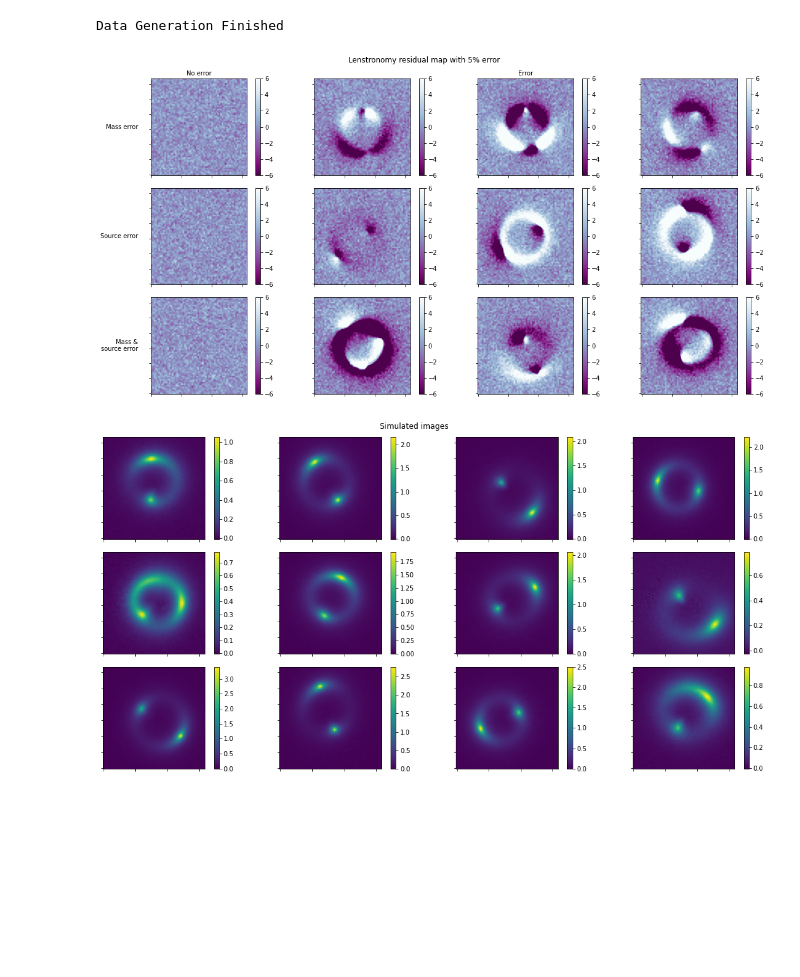
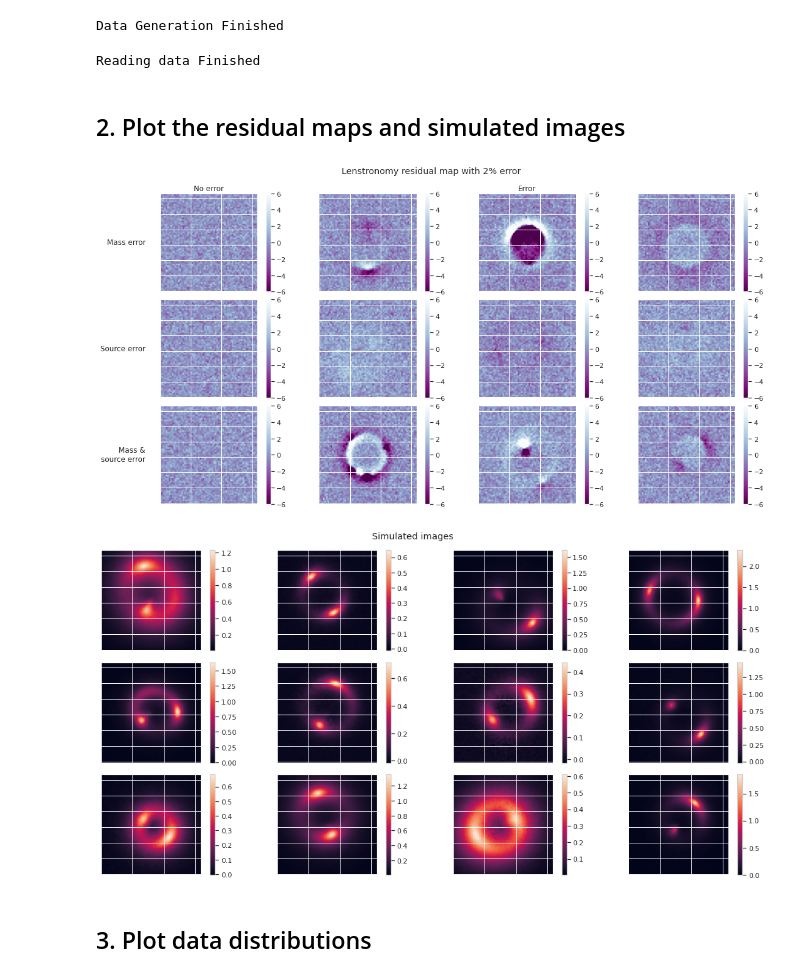
Before and after one commit to emmahoggett/Error_class_lenstronomy, a Jupyter notebook: Simulations/datanalysis.ipynb, the cells around one changed output. Saved outputs shown, nothing was run; the diff lists cells and outputs as text; code cells hidden in the pictures; blank space fills up the shorter version.

```diff
--- a/Simulations/datanalysis.ipynb
+++ b/Simulations/datanalysis.ipynb
@@ -9,7 +44,7 @@ from lenshelpers import*
 import matplotlib.pyplot as plt
 from matplotlib import colors
 import seaborn as sns
-#sns.set(style="darkgrid")
+sns.set(style="darkgrid")
 
 import warnings
 warnings.filterwarnings("ignore")
@@ -16,13 +58,11 @@ warnings.filterwarnings("ignore")
 # %%
 # Build the four classes
 config_repo_model = 'data/configFile/config_model'
+size = 600; ratio = 0.75; percent = 0.02
 
-size = 600
-ratio = 0.5
 for i in np.arange(1,4):
-    #model_name = config_repo_model + str(i) + '.yaml'
     res = Residual()
-    res.build(size, i, ratio = ratio, per_error = 0.05)
+    res.build(size, i, ratio = ratio, per_error = percent)
 
 print('Data Generation Finished')
 # %% [output]
@@ -30,13 +70,20 @@ Data Generation Finished
 # %%
 metadata = pd.DataFrame()
 for i in np.arange(1,4):
-    [img, meta] = read_hdf5(i, path = "data/dataSet/")
+    str_ID = "E"+str(i)+"P"+str(int(percent*100))+"R"+str(int(ratio*100))
+    [img, meta] = read_hdf5(str_ID, path = "data/dataSet/")
     metadata = pd.concat([metadata,meta], ignore_index=True)
     if i == 1:
         final_array = img
     else:
          final_array = np.concatenate((final_array, img))
 metadata ['ID'] = np.arange(0,final_array.shape[0])
+
+print('Reading data Finished')
+# %% [output]
+Reading data Finished
+# %% [markdown]
+## 2. Plot the residual maps and simulated images
 # %%
 f, axes = plt.subplots(3, 4, figsize=(16, 8), sharex=False, sharey=False)
 norm = colors.Normalize(vmin=-6, vmax=6)
@@ -44,16 +91,15 @@ a_size = int(size/3)
 p_false = round(((1-ratio)*size/3))-1
 
 for i in range(0,4):
-
     pos1 = axes[0,i].imshow(final_array[p_false+i,0,:,:], vmin=-6, vmax=6, origin='lower',cmap=plt.cm.BuPu_r)
     pos2 = axes[1,i].imshow(final_array[a_size+p_false+i,0,:,:], vmin=-6, vmax=6, origin='lower',cmap=plt.cm.BuPu_r)
     pos3 = axes[2,i].imshow(final_array[2*a_size+p_false+i,0,:,:], vmin=-6, vmax=6, origin='lower',cmap=plt.cm.BuPu_r)
     axes[0,i].set_yticklabels([]); axes[0,i].set_xticklabels([])
     axes[1,i].set_yticklabels([]); axes[1,i].set_xticklabels([])
     axes[2,i].set_yticklabels([]); axes[2,i].set_xticklabels([])
-    f.colorbar(pos1, ax=axes[0,i])
-    f.colorbar(pos2, ax=axes[1,i])
+    f.colorbar(pos1, ax=axes[0,i]); f.colorbar(pos2, ax=axes[1,i])
     f.colorbar(pos3, ax=axes[2,i])
+
 pad = 5
 axes[0,0].annotate('No error', xy=(0.5, 1), xytext=(0, pad),
                    xycoords='axes fraction', textcoords='offset points', ha='center', va='baseline')
@@ -67,42 +113,45 @@ axes[1,0].annotate('Source error', xy=(0, 0.5), xytext=(-axes[1,0].yaxis.labelpa
 axes[2,0].annotate('Mass &\nsource error', xy=(0, 0.5), xytext=(-axes[2,0].yaxis.labelpad - pad, 0),
                    xycoords=axes[2,0].yaxis.label, textcoords='offset points', ha='right', va='center')
 
-f.suptitle('Lenstronomy residual map with 5% error', size = 'large')
+f.suptitle('Lenstronomy residual map with '+str(int(percent*100))+'% error', size = 'large')
 f.tight_layout()
 plt.show()
 
 plt.show()
-f.savefig('figures/5percenterror.jpeg')
+f.savefig('figures/'+str(int(percent*100))+'percenterror.jpeg')
 # %% [output]
-[figure, old version]
+[figure, new version]
 # %%
 f, axes = plt.subplots(3, 4, figsize=(16, 8), sharex=False, sharey=False)
 norm = colors.Normalize(vmin=-6, vmax=6)
 dataset_model = LensDataset(size = size)
 p_decal = 10
+sns.set_theme(style="whitegrid")
 
 for i in range(0,4):
     image_real = dataset_model.images[i][0] + dataset_model.image_config.noise_for_model(model = dataset_model.images[i][0])
     pos1 = axes[0,i].imshow(image_real, origin='lower')
     image_real = dataset_model.images[p_decal+i][0] + dataset_model.image_config.noise_for_model(model = dataset_model.images[4+i][0])
     pos2 = axes[1,i].imshow(image_real, origin='lower')
     image_real = dataset_model.images[p_decal*2+i][0] + dataset_model.image_config.noise_for_model(model = dataset_model.images[8+i][0])
     pos3 = axes[2,i].imshow(image_real, origin='lower')
     axes[0,i].set_yticklabels([]); axes[0,i].set_xticklabels([])
     axes[1,i].set_yticklabels([]); axes[1,i].set_xticklabels([])
     axes[2,i].set_yticklabels([]); axes[2,i].set_xticklabels([])
     f.colorbar(pos1, ax=axes[0,i])
     f.colorbar(pos2, ax=axes[1,i])
     f.colorbar(pos3, ax=axes[2,i])
 
 f.suptitle('Simulated images', size = 'large')
 f.tight_layout()
 plt.show()
 
 plt.show()
 f.savefig('figures/simulated.jpeg')
 # %% [output]
-[figure, old version]
+[figure, new version]
+# %% [markdown]
+## 3. Plot data distributions
 # %%
 metadata.loc[[col == [1,0,0] for col in metadata['class']], 'class'] = 0
 metadata.loc[[col == [0,1,0] for col in metadata['class']], 'class'] = 1
```
Also changed, not shown: parts of 5 cells of this notebook, 24 other files.
